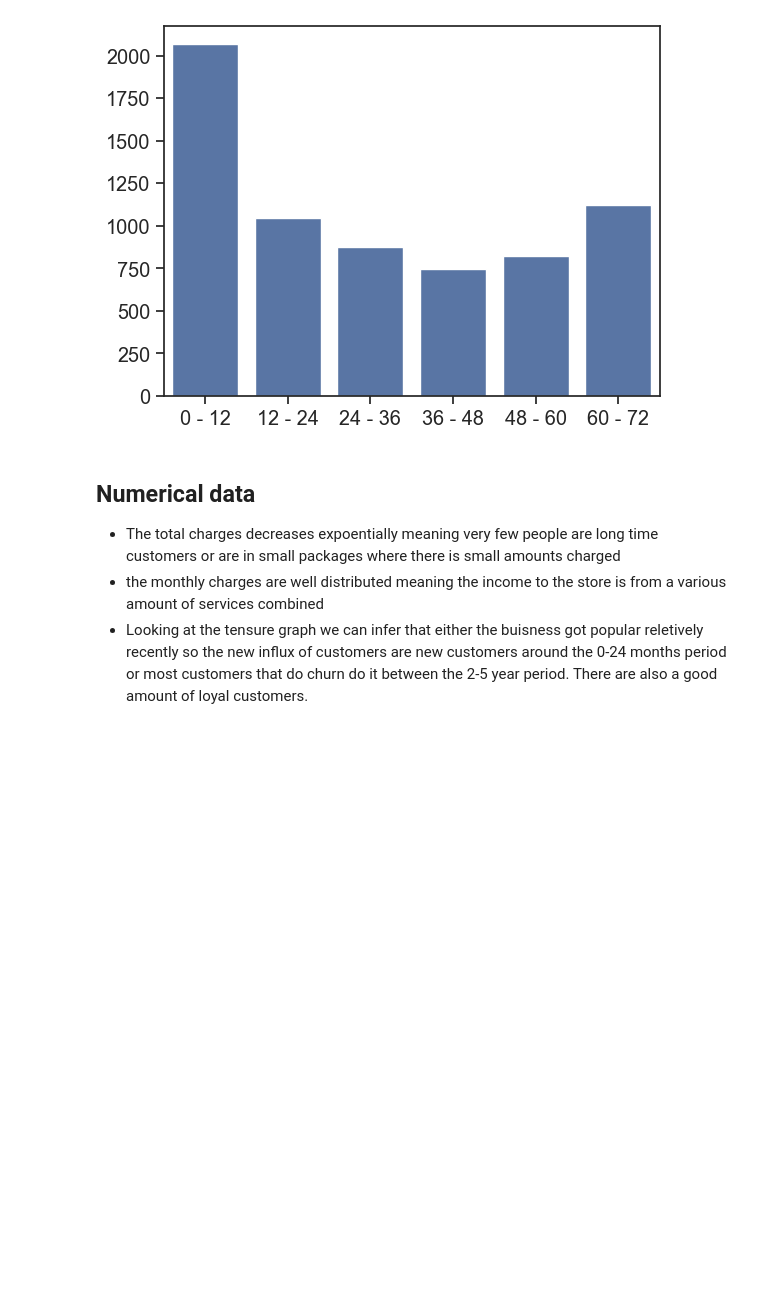
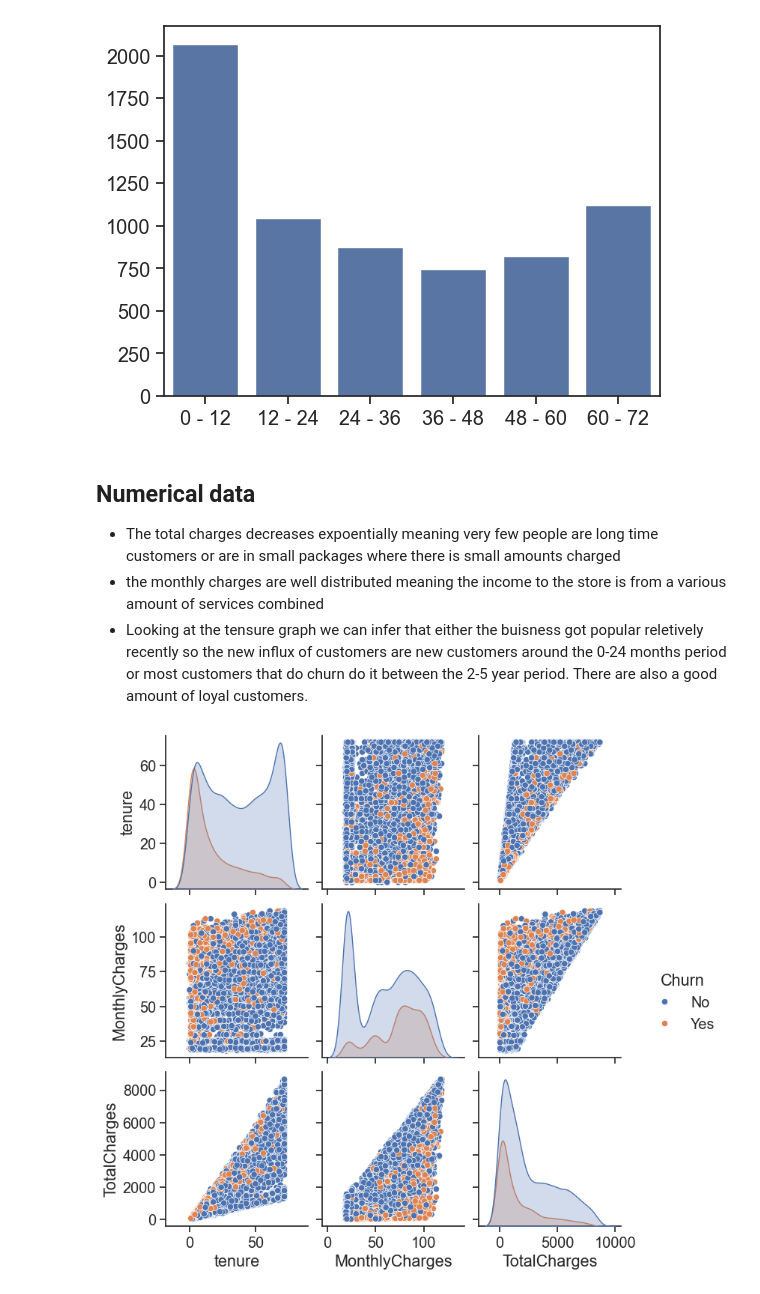
Before and after one commit to aakash-tir/customer-churn, a Jupyter notebook: customer_chrun.ipynb, the cells around one changed output. Cells and saved outputs as stored; diff of their text form; code cells hidden in the pictures; blank space fills up the shorter version.

Commit message:
added bivariate data exploration

```diff
--- a/customer_chrun.ipynb
+++ b/customer_chrun.ipynb
@@ -165,3 +166,8 @@ axes[0].tick_params(axis='x', rotation=45)
 - The total charges decreases expoentially meaning very few people are long time customers or are in small packages where there is small amounts charged
 - the monthly charges are well distributed meaning the income to the store is from a various amount of services combined
 - Looking at the tensure graph we can infer that either the buisness got popular reletively recently so the new influx of customers are new customers around the 0-24 months period or most customers that do churn do it between the 2-5 year period. There are also a good amount of loyal customers.
+# %%
+sns.pairplot(data, hue='Churn', diag_kind='kde')  # or diag_kind='hist'
+plt.show()
+# %% [output]
+[figure, added]
```
Also changed, not shown: parts of 5 cells of this notebook.
